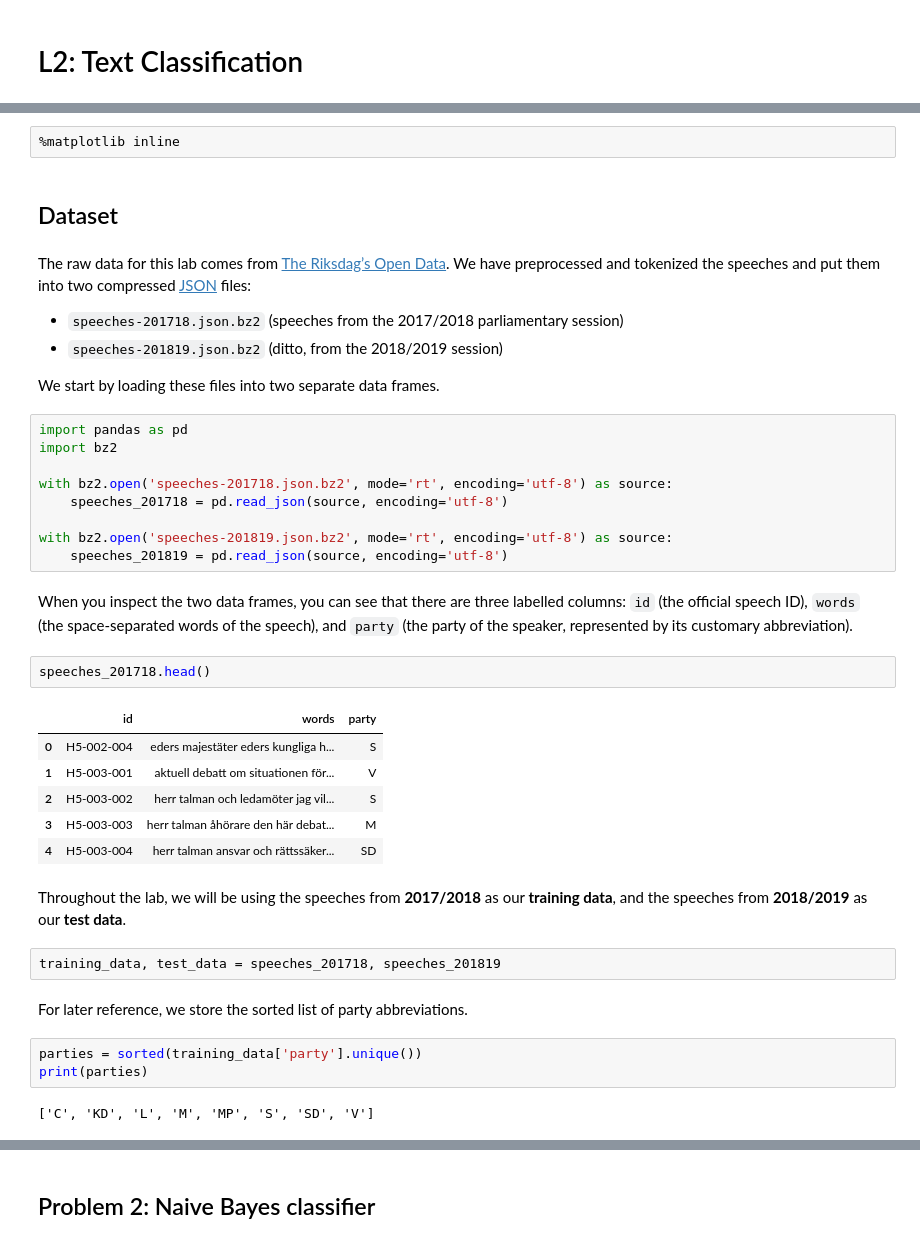
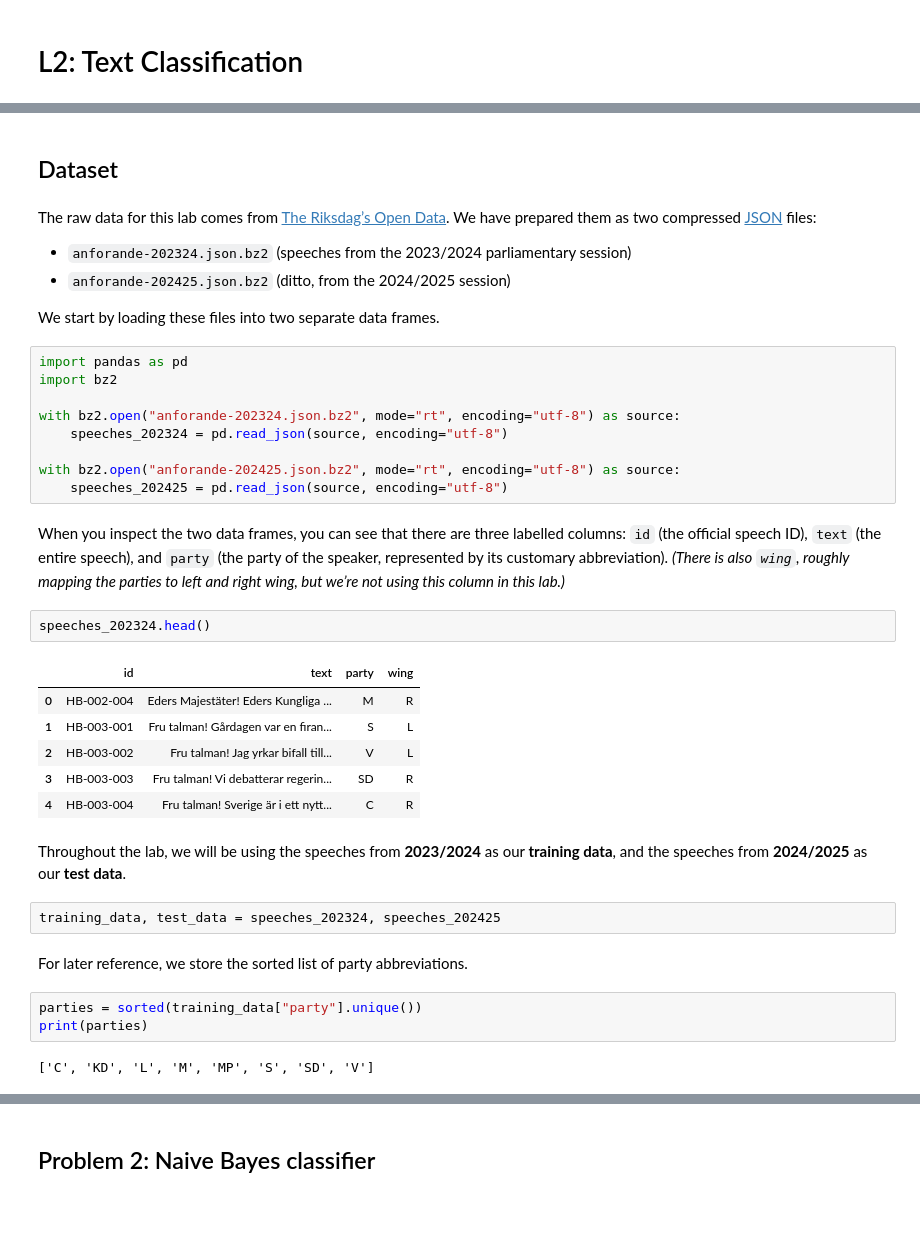
Before and after one commit to arreen/text-mining, a Jupyter notebook: l2/TM-Lab2.ipynb, the cells around one changed output, grey strips where cells are left out. Drawn from its saved outputs; the diff is of its cells as text; blank space fills up the shorter version.

```diff
--- a/l2/TM-Lab2.ipynb
+++ b/l2/TM-Lab2.ipynb
@@ -15,42 +21,40 @@ Text classification is the task of sorting text documents into predefined classe
-# %%
-%matplotlib inline
 # %% [markdown]
 ## Dataset
 # %% [markdown]
-The raw data for this lab comes from [The Riksdag’s Open Data](https://data.riksdagen.se/in-english/). We have preprocessed and tokenized the speeches and put them into two compressed [JSON](https://en.wikipedia.org/wiki/JSON) files:
+The raw data for this lab comes from [The Riksdag’s Open Data](https://data.riksdagen.se/in-english/). We have prepared them as two compressed [JSON](https://en.wikipedia.org/wiki/JSON) files:
 
-* `speeches-201718.json.bz2` (speeches from the 2017/2018 parliamentary session)
-* `speeches-201819.json.bz2` (ditto, from the 2018/2019 session)
+* `anforande-202324.json.bz2` (speeches from the 2023/2024 parliamentary session)
+* `anforande-202425.json.bz2` (ditto, from the 2024/2025 session)
 
 We start by loading these files into two separate data frames.
 # %%
 import pandas as pd
 import bz2
 
-with bz2.open('speeches-201718.json.bz2', mode='rt', encoding='utf-8') as source:
-    speeches_201718 = pd.read_json(source, encoding='utf-8')
+with bz2.open("anforande-202324.json.bz2", mode="rt", encoding="utf-8") as source:
+    speeches_202324 = pd.read_json(source, encoding="utf-8")
 
-with bz2.open('speeches-201819.json.bz2', mode='rt', encoding='utf-8') as source:
-    speeches_201819 = pd.read_json(source, encoding='utf-8')
+with bz2.open("anforande-202425.json.bz2", mode="rt", encoding="utf-8") as source:
+    speeches_202425 = pd.read_json(source, encoding="utf-8")
 # %% [markdown]
-When you inspect the two data frames, you can see that there are three labelled columns: `id` (the official speech ID), `words` (the space-separated words of the speech), and `party` (the party of the speaker, represented by its customary abbreviation).
+When you inspect the two data frames, you can see that there are three labelled columns: `id` (the official speech ID), `text` (the entire speech), and `party` (the party of the speaker, represented by its customary abbreviation). _(There is also `wing`, roughly mapping the parties to left and right wing, but we’re not using this column in this lab.)_
 # %%
-speeches_201718.head()
+speeches_202324.head()
 # %% [output]
-|  | id | words | party |
-| 0 | H5-002-004 | eders majestäter eders kungliga h... | S |
-| 1 | H5-003-001 | aktuell debatt om situationen för... | V |
-| 2 | H5-003-002 | herr talman och ledamöter jag vil... | S |
-| 3 | H5-003-003 | herr talman åhörare den här debat... | M |
-| 4 | H5-003-004 | herr talman ansvar och rättssäker... | SD |
+|  | id | text | party | wing |
+| 0 | HB-002-004 | Eders Majestäter! Eders Kungliga ... | M | R |
+| 1 | HB-003-001 | Fru talman! Gårdagen var en firan... | S | L |
+| 2 | HB-003-002 | Fru talman! Jag yrkar bifall till... | V | L |
+| 3 | HB-003-003 | Fru talman! Vi debatterar regerin... | SD | R |
+| 4 | HB-003-004 | Fru talman! Sverige är i ett nytt... | C | R |
 # %% [markdown]
-Throughout the lab, we will be using the speeches from **2017/2018** as our **training data**, and the speeches from **2018/2019** as our **test data**.
+Throughout the lab, we will be using the speeches from **2023/2024** as our **training data**, and the speeches from **2024/2025** as our **test data**.
 # %%
-training_data, test_data = speeches_201718, speeches_201819
+training_data, test_data = speeches_202324, speeches_202425
 # %% [markdown]
 For later reference, we store the sorted list of party abbreviations.
 # %%
-parties = sorted(training_data['party'].unique())
+parties = sorted(training_data["party"].unique())
 print(parties)
 # %% [output]
 ['C', 'KD', 'L', 'M', 'MP', 'S', 'SD', 'V']
```
Also changed, not shown: parts of 71 cells of this notebook, 14 other files.
